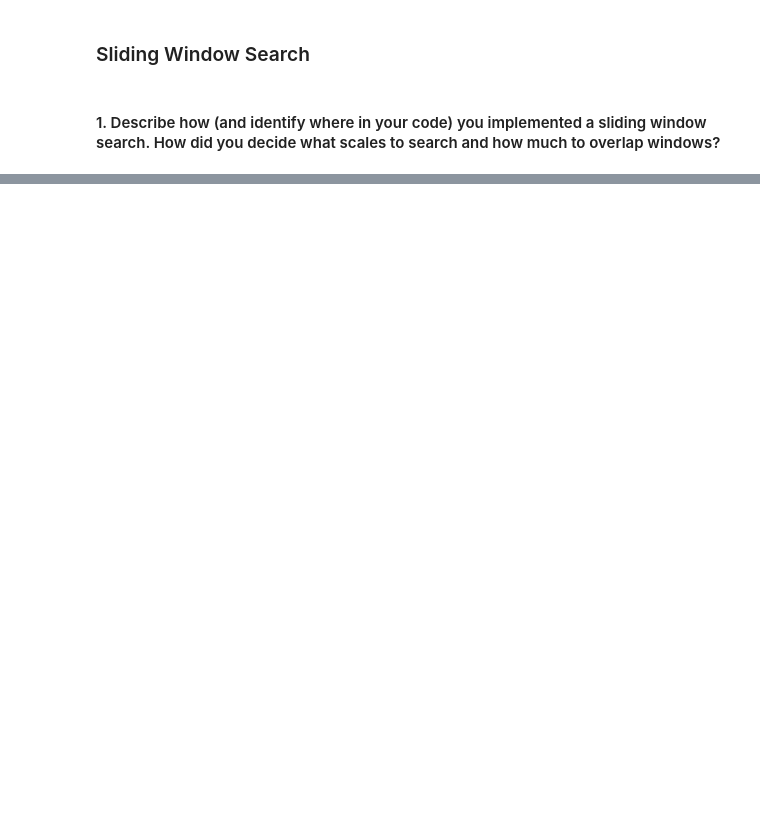
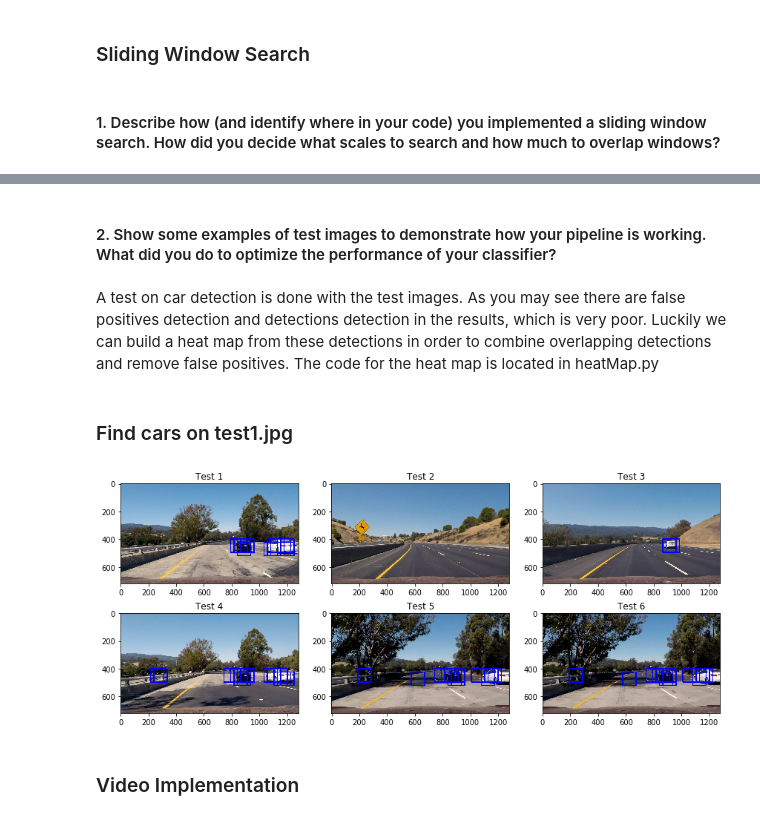
Before and after one commit to calsaviour/sdc, a Jupyter notebook: TermOne/CarND-Vehicle-Detection/submission/writeup.ipynb, the cells around one changed output, grey strips where cells are left out. Cells and saved outputs as stored; diff of their text form; code cells hidden in the pictures; blank space fills up the shorter version.

```diff
--- a/TermOne/CarND-Vehicle-Detection/submission/writeup.ipynb
+++ b/TermOne/CarND-Vehicle-Detection/submission/writeup.ipynb
@@ -291,0 +330,53 @@ I decided to search random window positions at random scales all over the image
+# %% [markdown]
+#### 2. Show some examples of test images to demonstrate how your pipeline is working.  What did you do to optimize the performance of your classifier?
+# %% [markdown]
+A test on car detection is done with the test images. As you may see there are false positives detection and detections detection in the results, which is very poor. Luckily we can build a heat map from these detections in order to combine overlapping detections and remove false positives. The code for the heat map is located in heatMap.py
+# %% [markdown]
+### Find cars on test1.jpg
+# %%
+img = mpimg.imread("../test_images/test1.jpg")
+out_img1 = find_cars(img)
+
+img = mpimg.imread("../test_images/test2.jpg")
+out_img2 = find_cars(img)
+
+img = mpimg.imread("../test_images/test3.jpg")
+out_img3 = find_cars(img)
+
+img = mpimg.imread("../test_images/test4.jpg")
+out_img4 = find_cars(img)
+
+img = mpimg.imread("../test_images/test5.jpg")
+out_img5 = find_cars(img)
+
+img = mpimg.imread("../test_images/test6.jpg")
+out_img6 = find_cars(img)
+# %%
+fig = plt.figure(figsize=(12,5))
+plt.subplot(231)
+plt.imshow(out_img1)
+plt.title('Test 1')
+plt.subplot(232)
+plt.imshow(out_img2)
+plt.title('Test 2')
+plt.subplot(233)
+plt.imshow(out_img3)
+plt.title('Test 3')
+
+plt.subplot(234)
+plt.imshow(out_img4)
+plt.title('Test 4')
+
+plt.subplot(235)
+plt.imshow(out_img5)
+plt.title('Test 5')
+
+plt.subplot(236)
+plt.imshow(out_img5)
+plt.title('Test 6')
+
+fig.tight_layout()
+# %% [output]
+[figure, added]
+# %% [markdown]
+### Video Implementation
```
Also changed, not shown: parts of 38 cells of this notebook, 6 other files.
